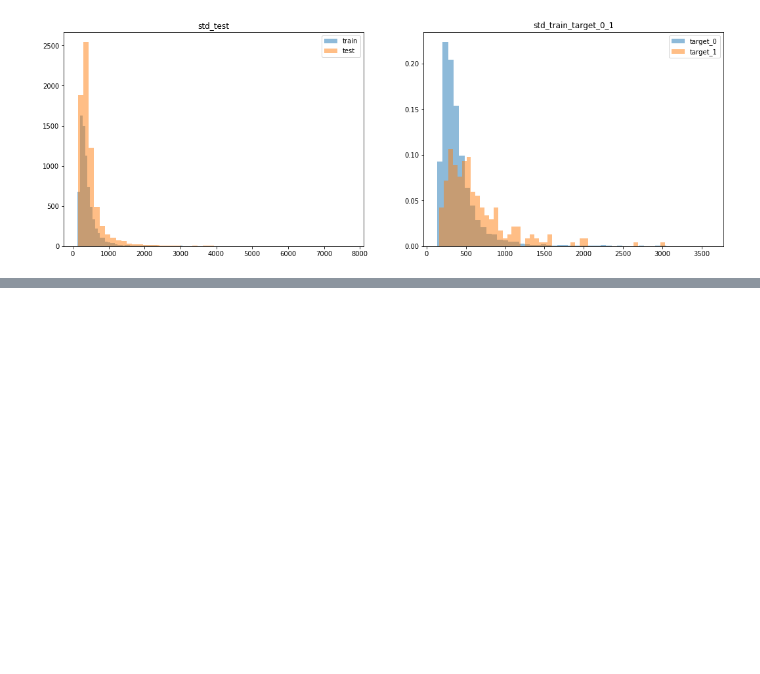
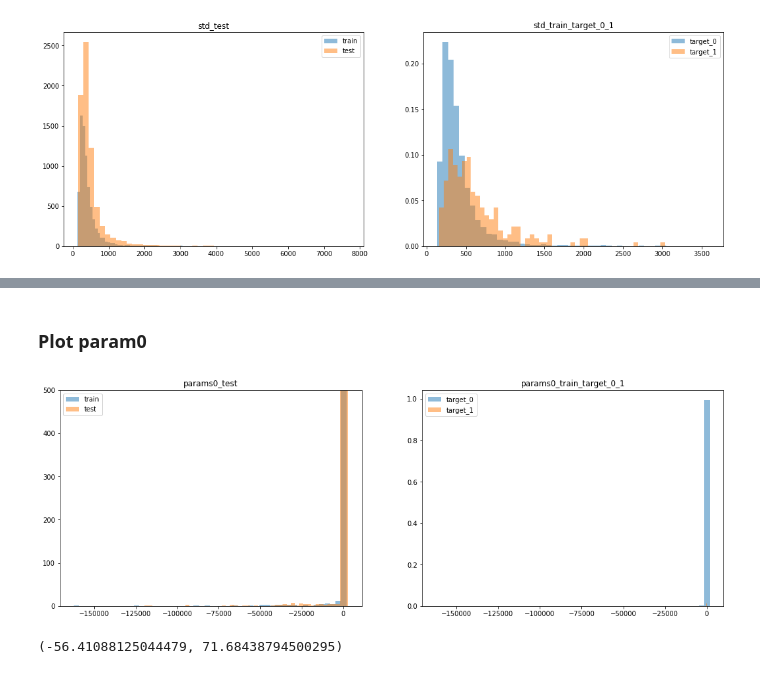
Before and after one commit to koukyo1994/atmaCup5, a Jupyter notebook: notebooks/02_second_EDA.ipynb, the cells around one changed output, grey strips where cells are left out. Saved outputs shown, nothing was run; the diff lists cells and outputs as text; code cells hidden in the pictures; blank space fills up the shorter version.

```diff
--- a/notebooks/02_second_EDA.ipynb
+++ b/notebooks/02_second_EDA.ipynb
@@ -73,0 +111,3 @@ make_train_test_hist(merged_train, merged_test, name="std", bins=50)
+# %%
+merged_train = merged_train.merge(fitting, on="spectrum_id", how="left")
+merged_test = merged_test.merge(fitting, on="spectrum_id", how="left")
@@ -73,0 +126,10 @@ make_train_test_hist(merged_train, merged_test, name="std", bins=50)
+# %% [markdown]
+### Plot param0
+# %%
+make_train_test_hist(merged_train, merged_test, name="params0", bins=50, ylim=(0, 500))
+# %% [output]
+[figure, added]
+# %%
+merged_train.query("target == 0").params0.mean(), merged_train.query("target == 1").params0.mean()
+# %% [output]
+(-56.41088125044479, 71.68438794500295)
```
Also changed, not shown: parts of 13 cells of this notebook, 6 other files.
